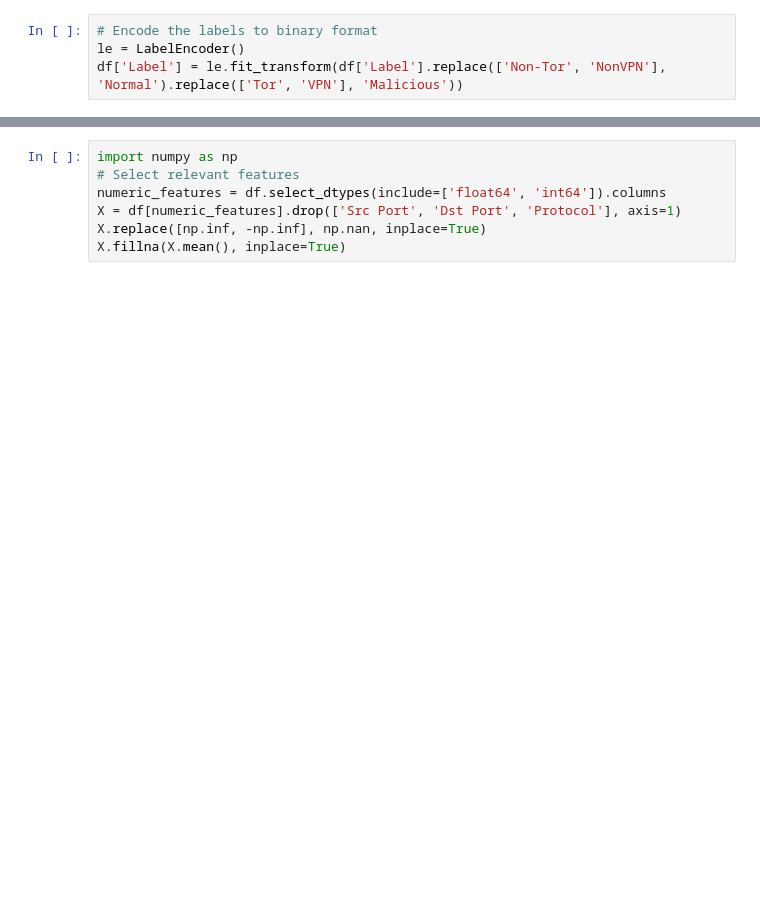
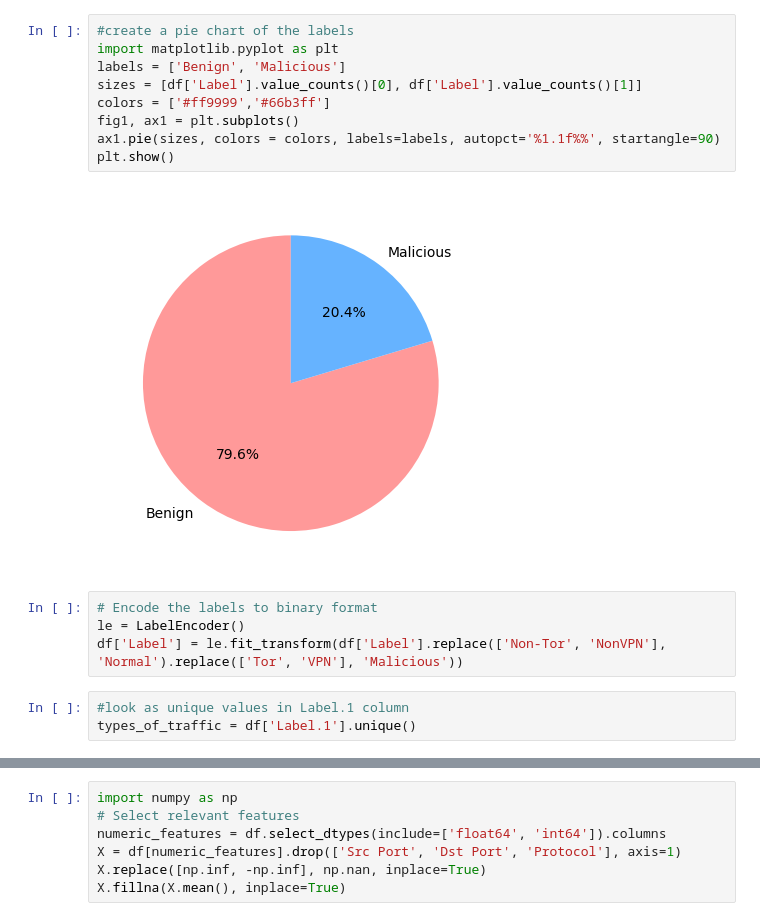
Before and after one commit to trisha199/cybersecurity, a Jupyter notebook: deeplearning_model.ipynb, the cells around one changed output, grey strips where cells are left out. Cells and saved outputs as stored; diff of their text form; blank space fills up the shorter version.

```diff
--- a/deeplearning_model.ipynb
+++ b/deeplearning_model.ipynb
@@ -12,4 +34,18 @@ df = pd.read_csv('Darknet.csv')
+# %%
+#create a pie chart of the labels
+import matplotlib.pyplot as plt
+labels = ['Benign', 'Malicious']
+sizes = [df['Label'].value_counts()[0], df['Label'].value_counts()[1]]
+colors = ['#ff9999','#66b3ff']
+fig1, ax1 = plt.subplots()
+ax1.pie(sizes, colors = colors, labels=labels, autopct='%1.1f%%', startangle=90)
+plt.show()
+# %% [output]
+[figure, added]
 # %%
 # Encode the labels to binary format
 le = LabelEncoder()
 df['Label'] = le.fit_transform(df['Label'].replace(['Non-Tor', 'NonVPN'], 'Normal').replace(['Tor', 'VPN'], 'Malicious'))
+# %%
+#look as unique values in Label.1 column
+types_of_traffic = df['Label.1'].unique()
```
Also changed, not shown: parts of 19 cells of this notebook.
